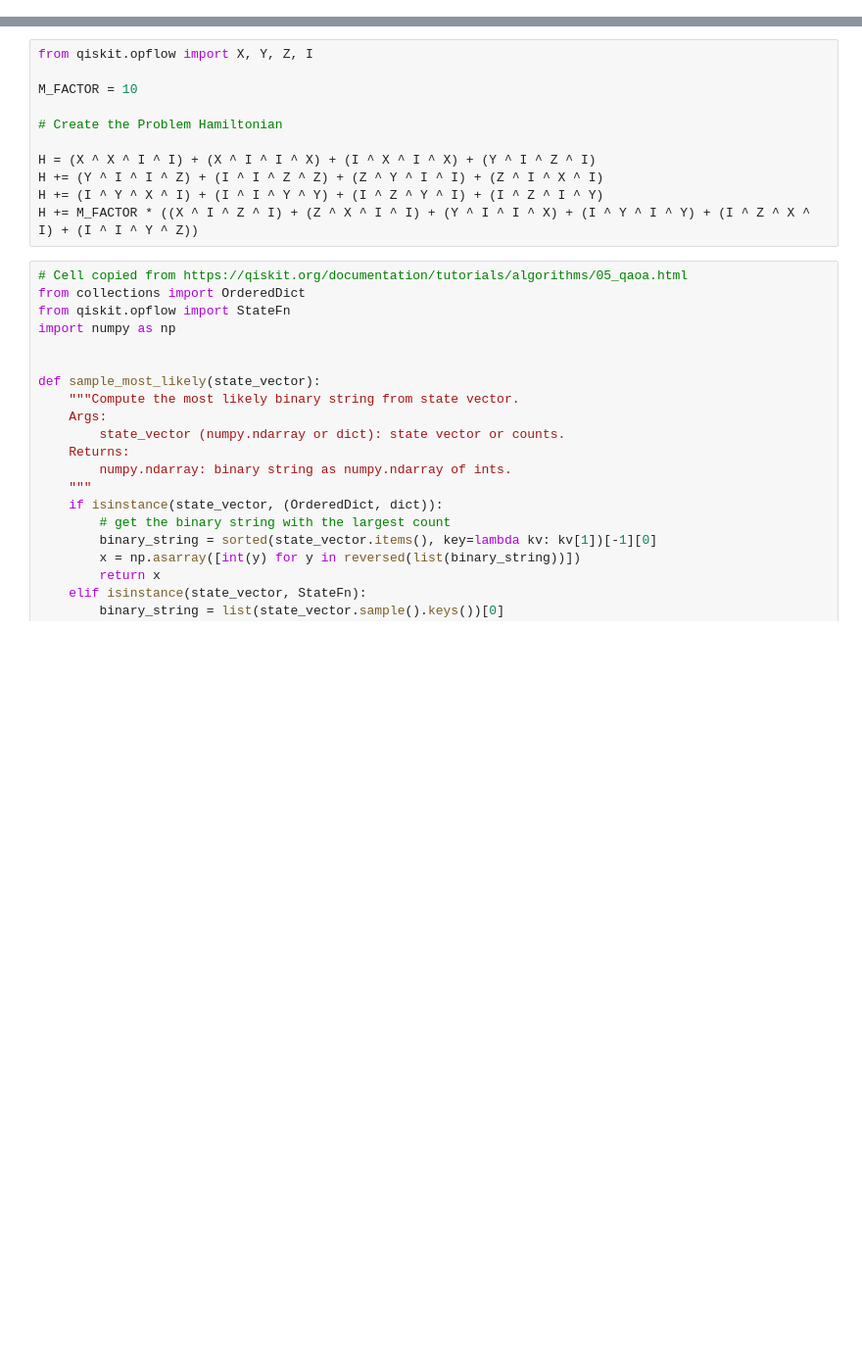
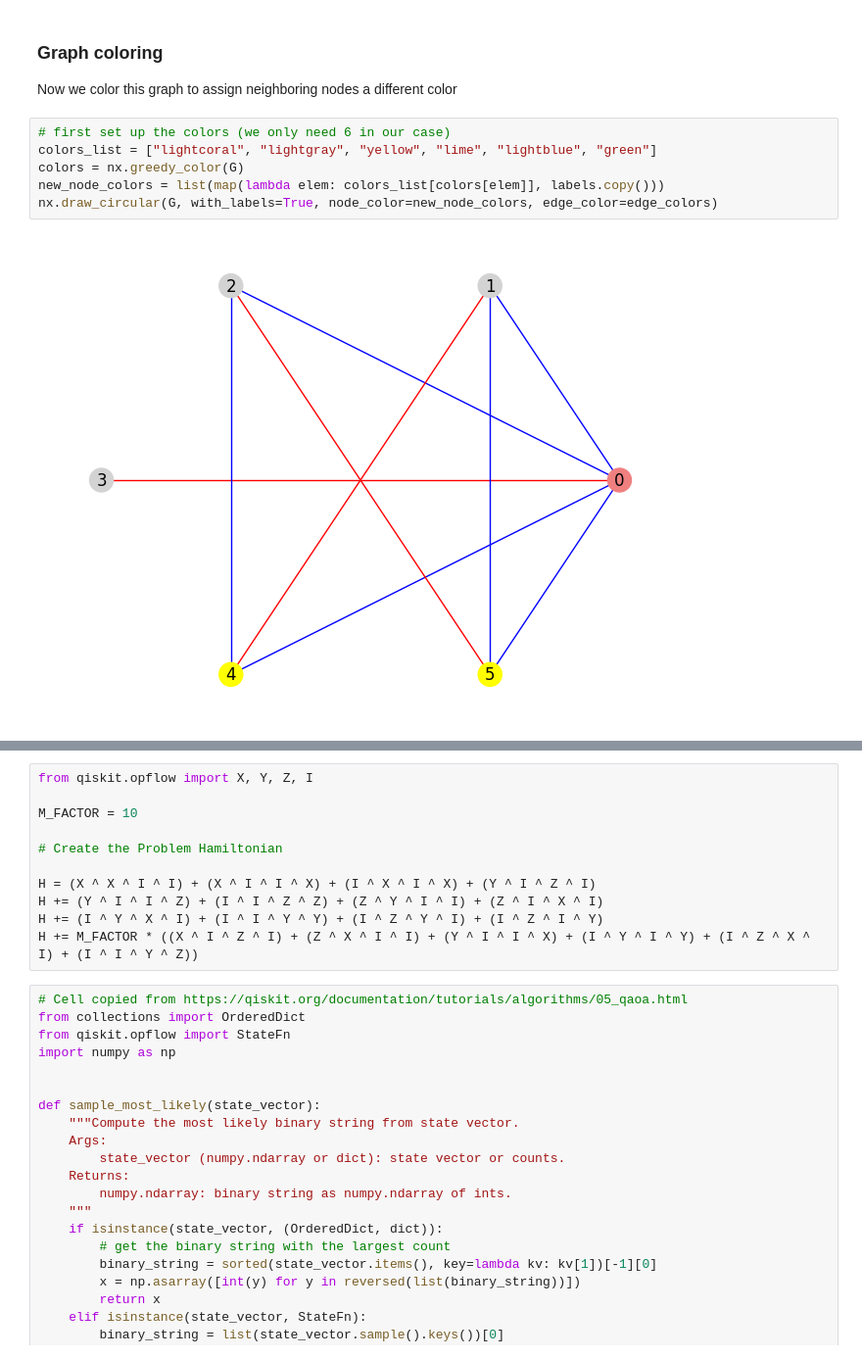
Before and after one commit to lumapools/qaoa_sat-nae, a Jupyter notebook: alternate_form.ipynb, the cells around one changed output, grey strips where cells are left out. Shown at 98% size. Cells and saved outputs as stored; diff of their text form; blank space fills up the shorter version.

```diff
--- a/alternate_form.ipynb
+++ b/alternate_form.ipynb
@@ -2,0 +33,11 @@
+# %% [markdown]
+### Graph coloring
+Now we color this graph to assign neighboring nodes a different color
+# %%
+# first set up the colors (we only need 6 in our case)
+colors_list = ["lightcoral", "lightgray", "yellow", "lime", "lightblue", "green"]
+colors = nx.greedy_color(G)
+new_node_colors = list(map(lambda elem: colors_list[colors[elem]], labels.copy()))
+nx.draw_circular(G, with_labels=True, node_color=new_node_colors, edge_color=edge_colors)
+# %% [output]
+[figure, added]
```
Also changed, not shown: parts of 8 cells of this notebook.
